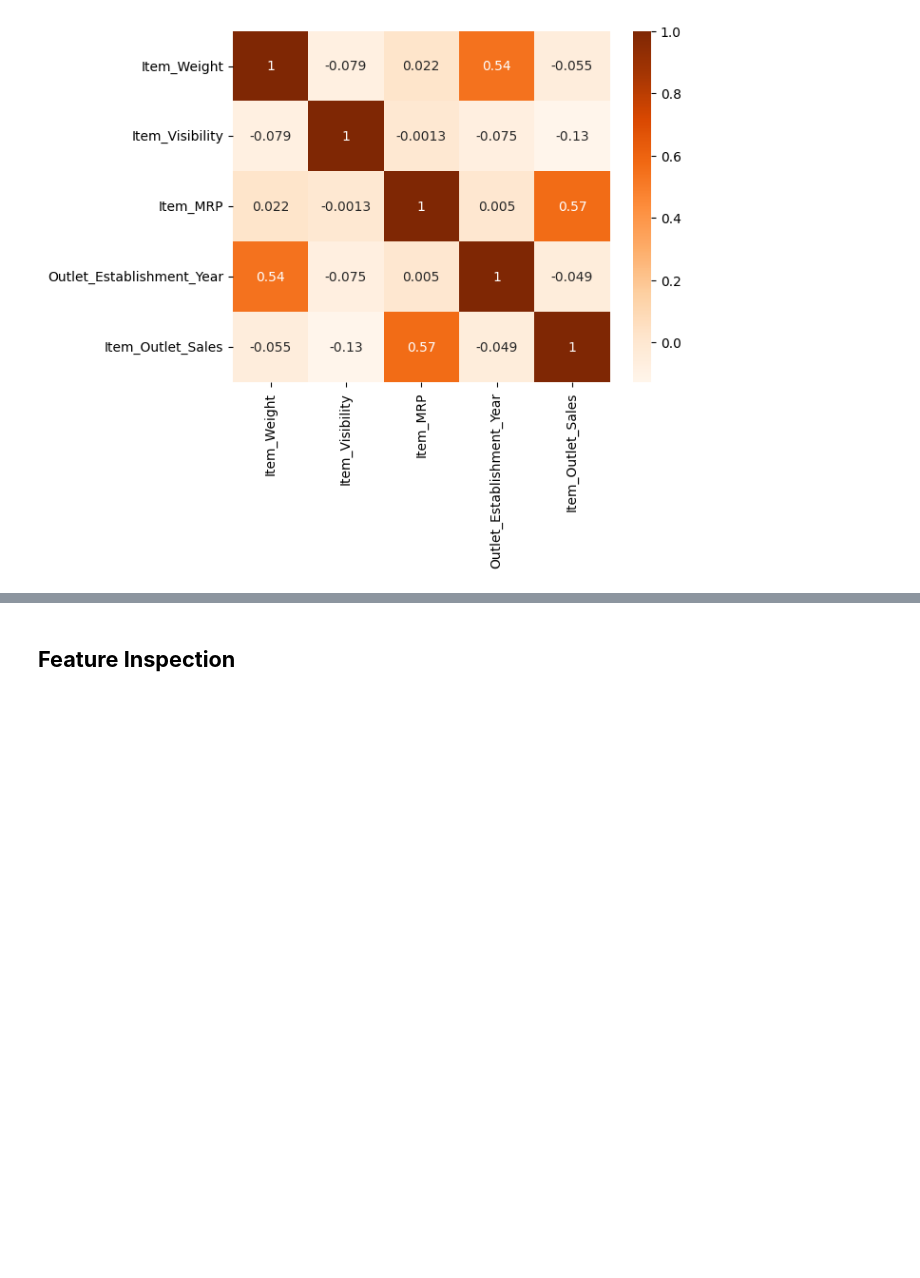
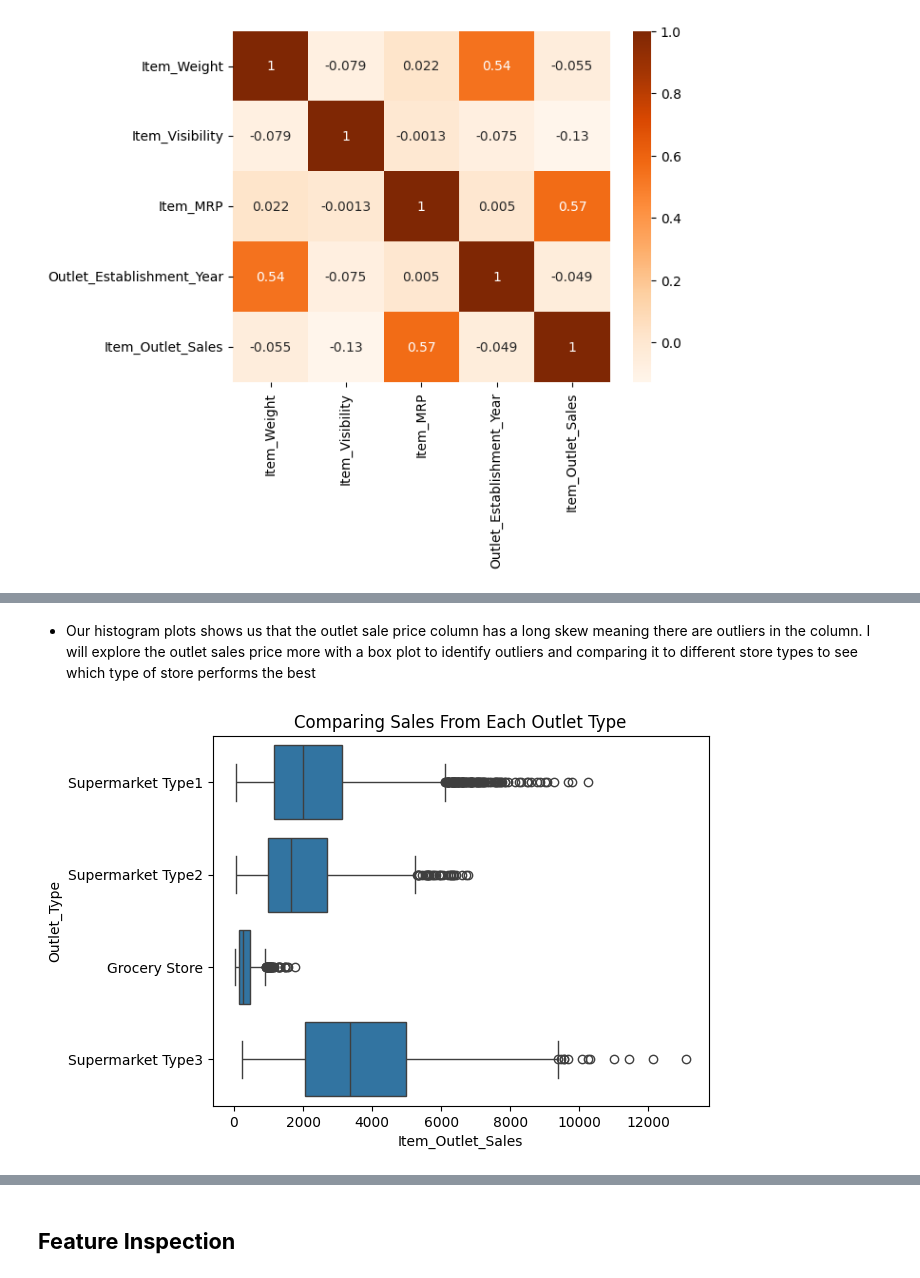
Before and after one commit to carlolopez03/Prediction-of-Product-Sales, a Jupyter notebook: Prediction_of_Product_Sales.ipynb, the cells around one changed output, grey strips where cells are left out. Drawn from its saved outputs; the diff is of its cells as text; code cells hidden in the pictures; blank space fills up the shorter version.

```diff
--- a/Prediction_of_Product_Sales.ipynb
+++ b/Prediction_of_Product_Sales.ipynb
@@ -265,0 +207,7 @@ sns.heatmap(corr, cmap = 'Oranges', annot=True);
+# %% [markdown]
+- Our histogram plots shows us that the outlet sale price column has a long skew meaning there are outliers in the column. I will explore the outlet sales price more with a box plot to identify outliers and comparing it to different store types to see which type of store performs the best
+# %%
+ax =sns.boxplot(data=df, x='Item_Outlet_Sales', y='Outlet_Type')
+ax.set_title('Comparing Sales From Each Outlet Type');
+# %% [output]
+[figure, added]
```
Also changed, not shown: parts of 59 cells of this notebook.
